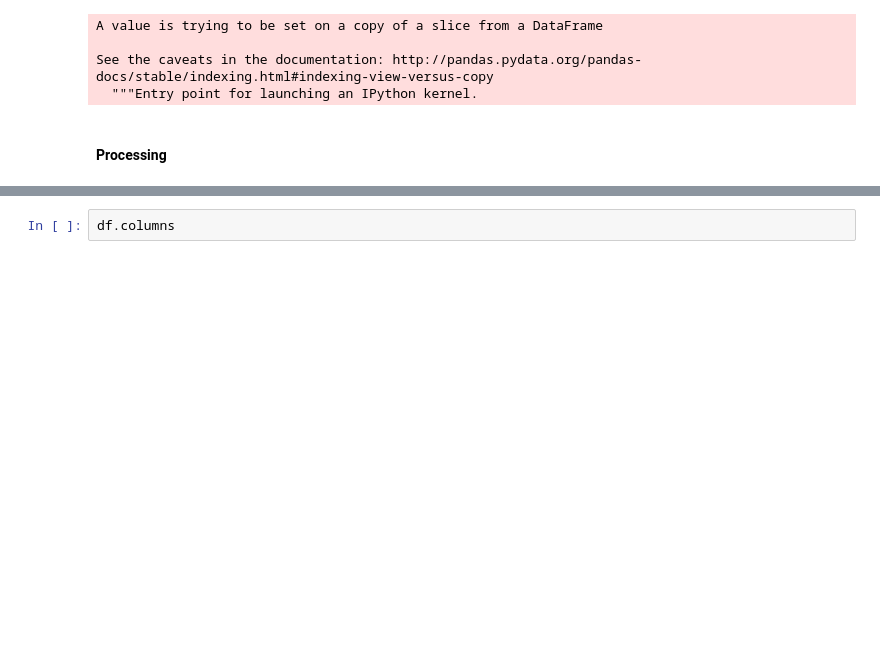
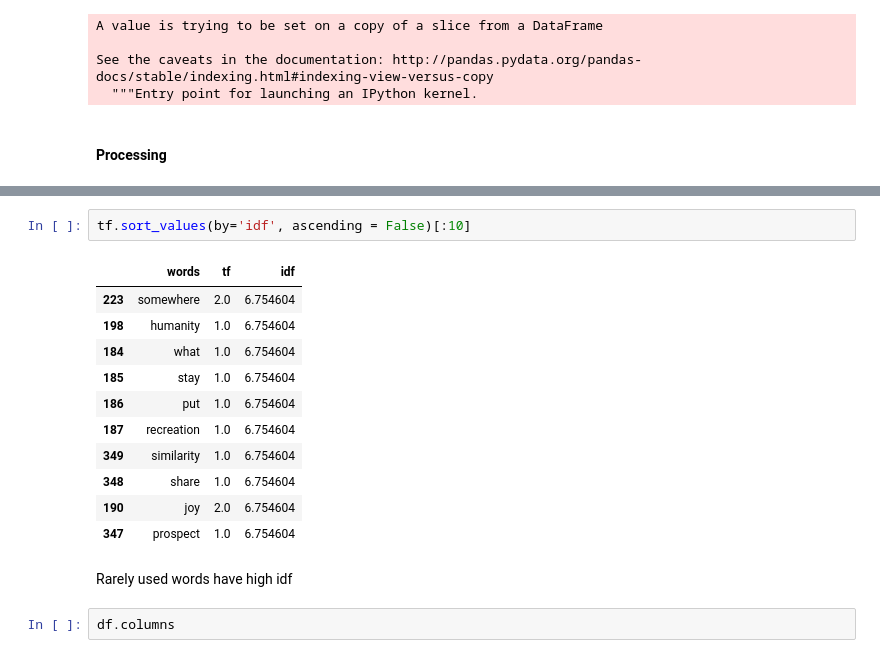
Before and after one commit to Ecboxer/travel, a Jupyter notebook: notebooks/explore.ipynb, the cells around one changed output, grey strips where cells are left out. Drawn from its saved outputs; the diff is of its cells as text; blank space fills up the shorter version.

```diff
--- a/notebooks/explore.ipynb
+++ b/notebooks/explore.ipynb
@@ -1029,3 +1088,19 @@ See the caveats in the documentation: http://pandas.pydata.org/pandas-docs/stabl
+# %%
+tf.sort_values(by='idf', ascending = False)[:10]
+# %% [output]
+|  | words | tf | idf |
+| 223 | somewhere | 2.0 | 6.754604 |
+| 198 | humanity | 1.0 | 6.754604 |
+| 184 | what | 1.0 | 6.754604 |
+| 185 | stay | 1.0 | 6.754604 |
+| 186 | put | 1.0 | 6.754604 |
+| 187 | recreation | 1.0 | 6.754604 |
+| 349 | similarity | 1.0 | 6.754604 |
+| 348 | share | 1.0 | 6.754604 |
+| 190 | joy | 2.0 | 6.754604 |
+| 347 | prospect | 1.0 | 6.754604 |
+# %% [markdown]
+Rarely used words have high idf
 # %%
 df.columns
 # %% [output]
```
Also changed, not shown: parts of 8 cells of this notebook.
